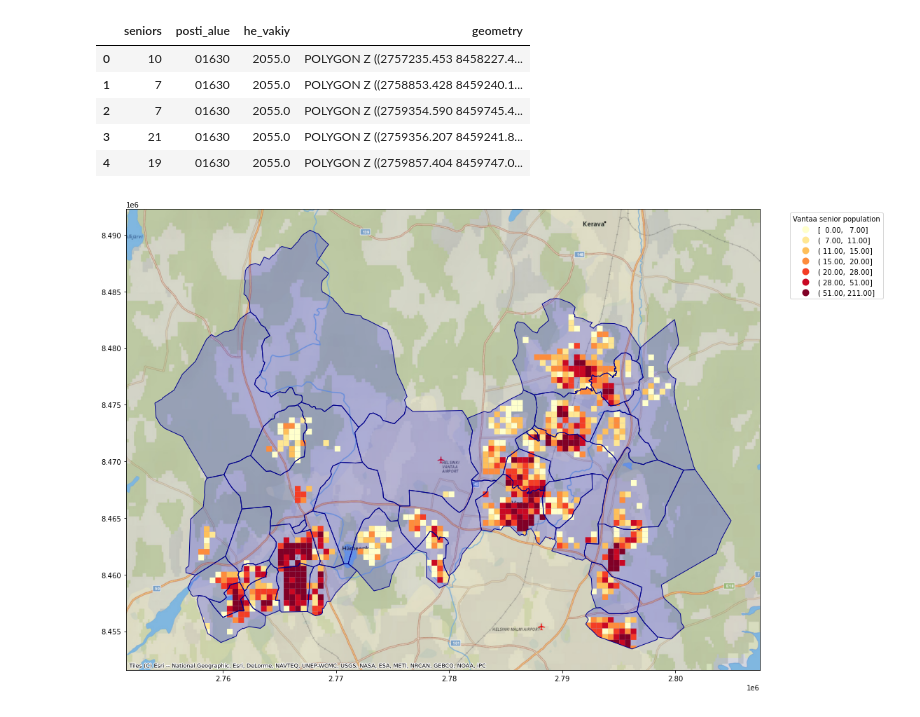
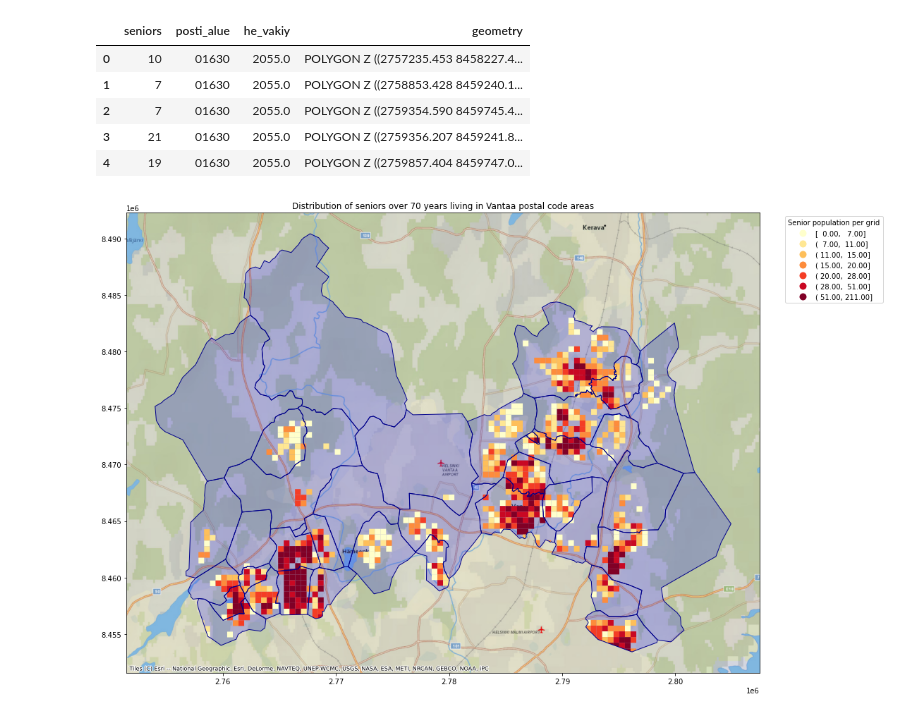
Before and after one commit to AutoGIS-2020/exercise-5-ttienhaa, a Jupyter notebook: Exercise-5-problem-1.ipynb, the cells around one changed output. Cells and saved outputs as stored; diff of their text form; code cells hidden in the pictures.

```diff
--- a/Exercise-5-problem-1.ipynb
+++ b/Exercise-5-problem-1.ipynb
@@ -120,32 +122,34 @@ import contextily as ctx
 fig, ax = plt.subplots(figsize=(15,10))
 
 # Add Vantaa postal areas to plot as transparent areas
 postal.plot(ax=ax, facecolor='blue', alpha=0.2)
 
 # Add Vantaa senior population grids to plot
 intersection.plot(ax=ax,
                   column="seniors",
                   cmap='YlOrRd',
                   scheme="quantiles",
                   k=7,
                   legend=True
                  )
 
 # Re-position the legend and set a title
 ax.get_legend().set_bbox_to_anchor((1.2,1))
-ax.get_legend().set_title("Vantaa senior population")
+ax.get_legend().set_title("Senior population per grid")
 
 # Add Vantaa postal code edges to plot
 postal.plot(ax=ax, facecolor='none', edgecolor='darkblue')
+
+ax.title.set_text('Distribution of seniors over 70 years living in Vantaa postal code areas')
 
 # Add basemap
 ctx.add_basemap(ax, source=ctx.providers.Esri.NatGeoWorldMap)
 
 # Remove the empty white-space around the axes
 plt.tight_layout()
 
 # Save the figure as png file with resolution of 300 dpi
 outfp = r"docs/vantaa_seniors.png"
 plt.savefig(outfp, dpi=300)
 # %% [output]
-[figure, old version]
+[figure, new version]
```
Also changed, not shown: parts of 3 cells of this notebook, 1 other file.
